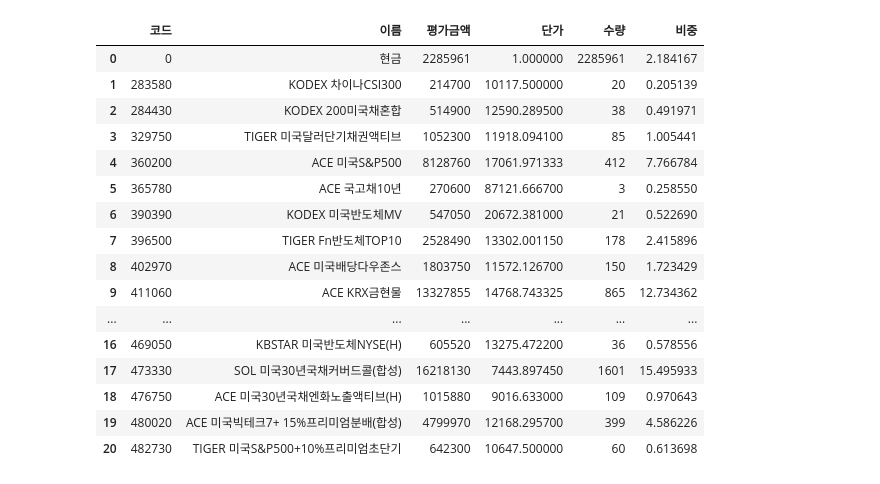
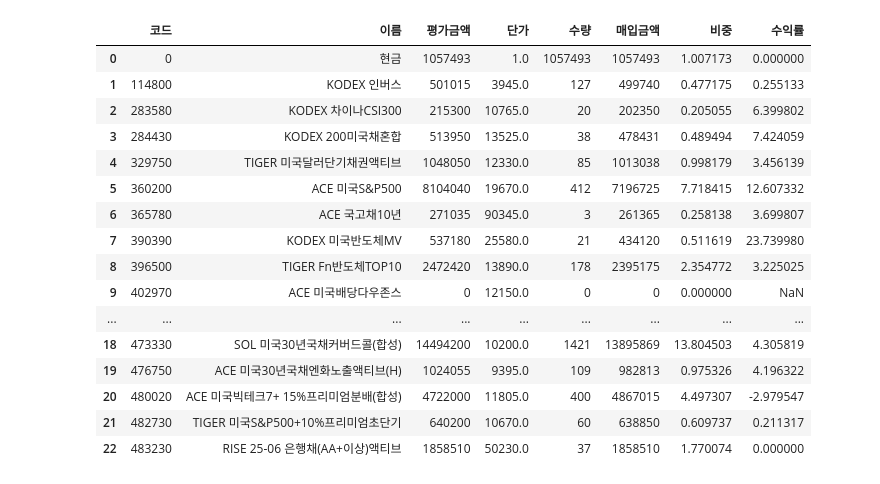
Before and after one commit to birdblues/kbtest, a Jupyter notebook: test01.ipynb, the cells around one changed output. Cells and saved outputs as stored; diff of their text form; code cells hidden in the pictures.

```diff
--- a/test01.ipynb
+++ b/test01.ipynb
@@ -93,0 +94,6 @@ tokens
+# %%
+keyring.set_password("access_token_0", "birdblues", access_token_0)
+keyring.set_password("access_token_1", "birdblues", access_token_1)
+keyring.set_password("access_token_2", "birdblues", access_token_2)
+keyring.set_password("access_token_3", "birdblues", access_token_3)
+keyring.set_password("access_token_4", "birdblues", access_token_4)
@@ -194,12 +205,12 @@ json_4
 # %%
 import pandas as pd
-def get_balance(json):
+def get_balance_json(json):
     cash = json['output2'][0]['prvs_rcdl_excc_amt']
     ap = pd.DataFrame.from_records(json['output1'])
     if(ap.size > 0):
-        ap = ap[["pdno", "prdt_name", "evlu_amt", "pchs_avg_pric", "hldg_qty"]]
-        ap.columns = ["코드", "이름", "평가금액", "단가", "수량"]
-        new_row = {"코드": "0", "이름": "현금", "평가금액": cash, "단가": 1, "수량": cash}
+        ap = ap[["pdno", "prdt_name", "evlu_amt", "prpr", "hldg_qty", "pchs_amt", "pchs_avg_pric", "evlu_pfls_rt"]]
+        ap.columns = ["코드", "이름", "평가금액", "단가", "수량", "매입금액", "매입단가", "수익률"]
+        new_row = {"코드": "0", "이름": "현금", "평가금액": cash, "단가": 1, "수량": cash, "매입금액": cash, "매입단가": 1, "수익률": 0}
         new_row_df = pd.DataFrame([new_row])
 
         # concat을 사용하여 새로운 행 추가
@@ -207,19 +218,22 @@ def get_balance(json):
 
         # 데이터 타입 변환
         ap["평가금액"] = pd.to_numeric(ap["평가금액"], errors='coerce')
+        ap["매입금액"] = pd.to_numeric(ap["매입금액"], errors='coerce')
         ap["단가"] = pd.to_numeric(ap["단가"], errors='coerce')
+        ap["매입단가"] = pd.to_numeric(ap["매입단가"], errors='coerce')
         ap["수량"] = pd.to_numeric(ap["수량"], errors='coerce')
+        ap["수익률"] = pd.to_numeric(ap["수익률"], errors='coerce')
         ap["계좌"] = json['ctx_area_fk100'][:8] + '-' + json['ctx_area_fk100'][9:11]
     return ap
 # %%
 import pandas as pd
-def get_balance_irp(json):
+def get_balance_json_irp(json):
     cash = json['output2']['prvs_rcdl_excc_amt']
     ap = pd.DataFrame.from_records(json['output1'])
     if(ap.size > 0):
-        ap = ap[["pdno", "prdt_name", "evlu_amt", "pchs_avg_pric", "hldg_qty"]]
-        ap.columns = ["코드", "이름", "평가금액", "단가", "수량"]
-        new_row = {"코드": "0", "이름": "현금", "평가금액": cash, "단가": 1, "수량": cash}
+        ap = ap[["pdno", "prdt_name", "evlu_amt", "prpr", "hldg_qty", "pchs_amt", "pchs_avg_pric", "evlu_erng_rt"]]
+        ap.columns = ["코드", "이름", "평가금액", "단가", "수량", "매입금액", "매입단가", "수익률"]
+        new_row = {"코드": "0", "이름": "현금", "평가금액": cash, "단가": 1, "수량": cash, "매입금액": cash, "매입단가": 1, "수익률": 0}
         new_row_df = pd.DataFrame([new_row])
 
         # concat을 사용하여 새로운 행 추가
@@ -227,16 +241,19 @@ def get_balance_irp(json):
 
         # 데이터 타입 변환
         ap["평가금액"] = pd.to_numeric(ap["평가금액"], errors='coerce')
+        ap["매입금액"] = pd.to_numeric(ap["매입금액"], errors='coerce')
         ap["단가"] = pd.to_numeric(ap["단가"], errors='coerce')
+        ap["매입단가"] = pd.to_numeric(ap["매입단가"], errors='coerce')
         ap["수량"] = pd.to_numeric(ap["수량"], errors='coerce')
+        ap["수익률"] = pd.to_numeric(ap["수익률"], errors='coerce')
         ap["계좌"] = json['ctx_area_fk100'][:8] + '-' + json['ctx_area_fk100'][9:11]
     return ap
 # %%
-df_0 = get_balance(json_0)
-df_1 = get_balance(json_1)
-df_2 = get_balance(json_2)
-df_3 = get_balance(json_3)
-df_4 = get_balance_irp(json_4)
+df_0 = get_balance_json(json_0)
+df_1 = get_balance_json(json_1)
+df_2 = get_balance_json(json_2)
+df_3 = get_balance_json(json_3)
+df_4 = get_balance_json_irp(json_4)
 df = pd.concat([df_0, df_1, df_2, df_3, df_4], ignore_index=True)
 # df_0 = df_0.sort_values(by='이름')
 df_1 = df_1.sort_values(by='이름')
@@ -246,34 +322,36 @@ df_4 = df_4.sort_values(by='이름')
 # %%
 # 그룹화하여 조건에 맞게 계산
 result = df.groupby('코드').agg({
     '이름': 'first',
     '평가금액': 'sum',
     '단가': 'mean',
-    '수량': 'sum'
+    '수량': 'sum',
+    '매입금액': 'sum',
 }).reset_index()
 
 result["비중"] = result["평가금액"] / result["평가금액"].sum() * 100
+result["수익률"] = (result["평가금액"] - result["매입금액"]) / result["매입금액"] * 100
 
 # 결과 출력
 result
 # %% [output]
-|  | 코드 | 이름 | 평가금액 | 단가 | 수량 | 비중 |
-| 0 | 0 | 현금 | 2285961 | 1.000000 | 2285961 | 2.184167 |
-| 1 | 283580 | KODEX 차이나CSI300 | 214700 | 10117.500000 | 20 | 0.205139 |
-| 2 | 284430 | KODEX 200미국채혼합 | 514900 | 12590.289500 | 38 | 0.491971 |
-| 3 | 329750 | TIGER 미국달러단기채권액티브 | 1052300 | 11918.094100 | 85 | 1.005441 |
-| 4 | 360200 | ACE 미국S&P500 | 8128760 | 17061.971333 | 412 | 7.766784 |
-| 5 | 365780 | ACE 국고채10년 | 270600 | 87121.666700 | 3 | 0.258550 |
-| 6 | 390390 | KODEX 미국반도체MV | 547050 | 20672.381000 | 21 | 0.522690 |
-| 7 | 396500 | TIGER Fn반도체TOP10 | 2528490 | 13302.001150 | 178 | 2.415896 |
-| 8 | 402970 | ACE 미국배당다우존스 | 1803750 | 11572.126700 | 150 | 1.723429 |
-| 9 | 411060 | ACE KRX금현물 | 13327855 | 14768.743325 | 865 | 12.734362 |
-| ... | ... | ... | ... | ... | ... | ... |
-| 16 | 469050 | KBSTAR 미국반도체NYSE(H) | 605520 | 13275.472200 | 36 | 0.578556 |
-| 17 | 473330 | SOL 미국30년국채커버드콜(합성) | 16218130 | 7443.897450 | 1601 | 15.495933 |
-| 18 | 476750 | ACE 미국30년국채엔화노출액티브(H) | 1015880 | 9016.633000 | 109 | 0.970643 |
-| 19 | 480020 | ACE 미국빅테크7+ 15%프리미엄분배(합성) | 4799970 | 12168.295700 | 399 | 4.586226 |
-| 20 | 482730 | TIGER 미국S&P500+10%프리미엄초단기 | 642300 | 10647.500000 | 60 | 0.613698 |
+|  | 코드 | 이름 | 평가금액 | 단가 | 수량 | 매입금액 | 비중 | 수익률 |
+| 0 | 0 | 현금 | 1057493 | 1.0 | 1057493 | 1057493 | 1.007173 | 0.000000 |
+| 1 | 114800 | KODEX 인버스 | 501015 | 3945.0 | 127 | 499740 | 0.477175 | 0.255133 |
+| 2 | 283580 | KODEX 차이나CSI300 | 215300 | 10765.0 | 20 | 202350 | 0.205055 | 6.399802 |
+| 3 | 284430 | KODEX 200미국채혼합 | 513950 | 13525.0 | 38 | 478431 | 0.489494 | 7.424059 |
+| 4 | 329750 | TIGER 미국달러단기채권액티브 | 1048050 | 12330.0 | 85 | 1013038 | 0.998179 | 3.456139 |
+| 5 | 360200 | ACE 미국S&P500 | 8104040 | 19670.0 | 412 | 7196725 | 7.718415 | 12.607332 |
+| 6 | 365780 | ACE 국고채10년 | 271035 | 90345.0 | 3 | 261365 | 0.258138 | 3.699807 |
+| 7 | 390390 | KODEX 미국반도체MV | 537180 | 25580.0 | 21 | 434120 | 0.511619 | 23.739980 |
+| 8 | 396500 | TIGER Fn반도체TOP10 | 2472420 | 13890.0 | 178 | 2395175 | 2.354772 | 3.225025 |
+| 9 | 402970 | ACE 미국배당다우존스 | 0 | 12150.0 | 0 | 0 | 0.000000 | NaN |
+| ... | ... | ... | ... | ... | ... | ... | ... | ... |
+| 18 | 473330 | SOL 미국30년국채커버드콜(합성) | 14494200 | 10200.0 | 1421 | 13895869 | 13.804503 | 4.305819 |
+| 19 | 476750 | ACE 미국30년국채엔화노출액티브(H) | 1024055 | 9395.0 | 109 | 982813 | 0.975326 | 4.196322 |
+| 20 | 480020 | ACE 미국빅테크7+ 15%프리미엄분배(합성) | 4722000 | 11805.0 | 400 | 4867015 | 4.497307 | -2.979547 |
+| 21 | 482730 | TIGER 미국S&P500+10%프리미엄초단기 | 640200 | 10670.0 | 60 | 638850 | 0.609737 | 0.211317 |
+| 22 | 483230 | RISE 25-06 은행채(AA+이상)액티브 | 1858510 | 50230.0 | 37 | 1858510 | 1.770074 | 0.000000 |
 # %%
 eval_total = result['평가금액'].sum()
 eval_total
```
Also changed, not shown: parts of 21 cells of this notebook.
